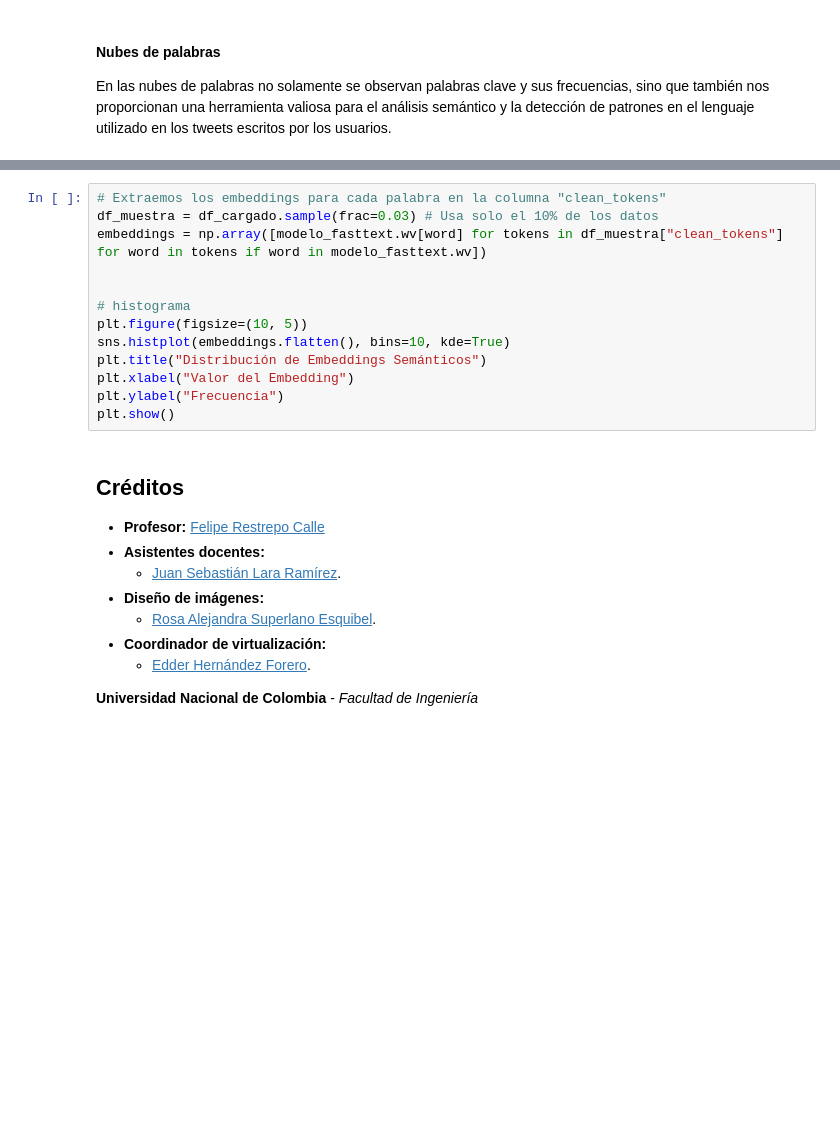
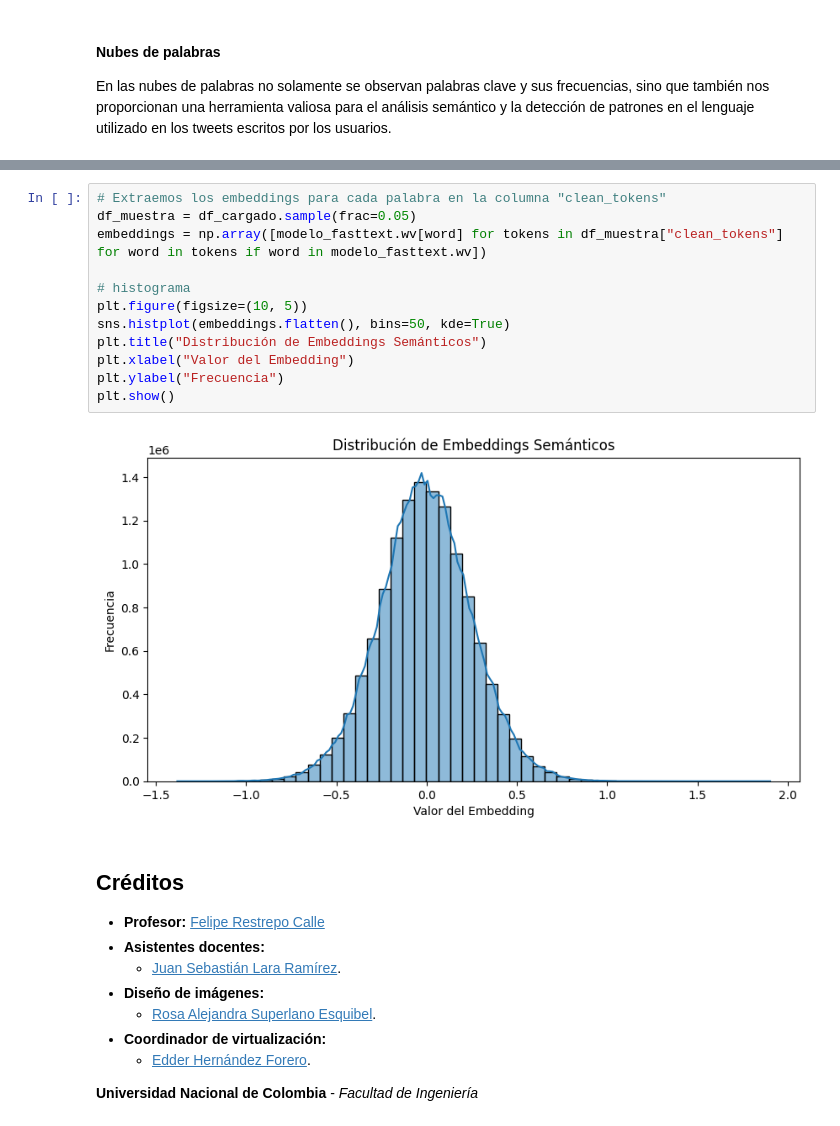
Before and after one commit to MLDS-UN-ProjectTeam/MLDS4, a Jupyter notebook: Entrega_3.ipynb, the cells around one changed output, grey strips where cells are left out. Saved outputs shown, nothing was run; the diff lists cells and outputs as text; blank space fills up the shorter version.

```diff
--- a/Entrega_3.ipynb
+++ b/Entrega_3.ipynb
@@ -441,16 +503,17 @@ nube_palabras(palabras_similares)
 # %%
 # Extraemos los embeddings para cada palabra en la columna "clean_tokens"
-df_muestra = df_cargado.sample(frac=0.03) # Usa solo el 10% de los datos
+df_muestra = df_cargado.sample(frac=0.05)
 embeddings = np.array([modelo_fasttext.wv[word] for tokens in df_muestra["clean_tokens"] for word in tokens if word in modelo_fasttext.wv])
-
 
 # histograma
 plt.figure(figsize=(10, 5))
-sns.histplot(embeddings.flatten(), bins=10, kde=True)
+sns.histplot(embeddings.flatten(), bins=50, kde=True)
 plt.title("Distribución de Embeddings Semánticos")
 plt.xlabel("Valor del Embedding")
 plt.ylabel("Frecuencia")
 plt.show()
+# %% [output]
+[figure, added]
 # %% [markdown]
 ## **Créditos**
 
```
Also changed, not shown: parts of 15 cells of this notebook.
